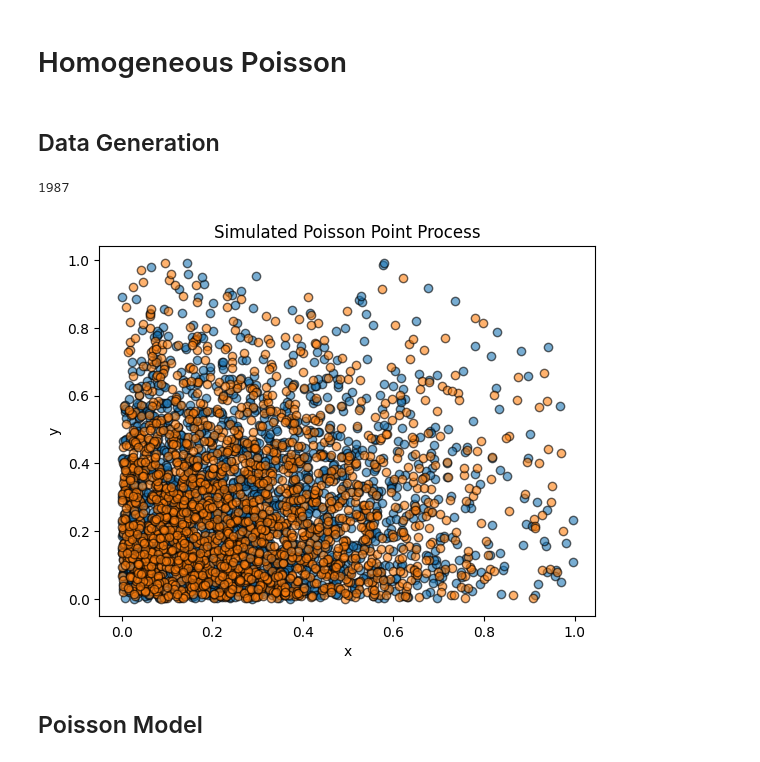
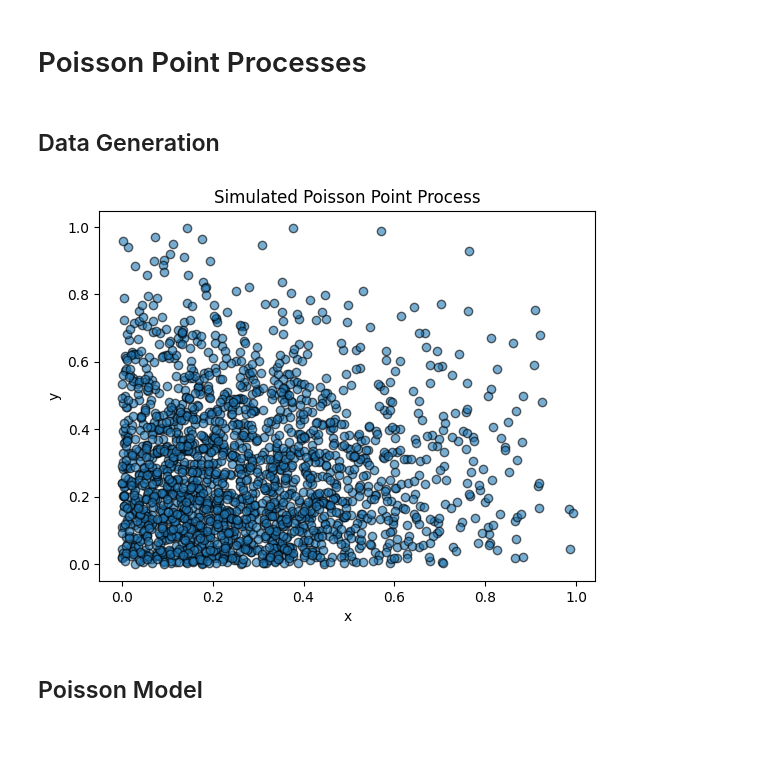
Before and after one commit to katonapng/score_matching, a Jupyter notebook: score_matching_poisson.ipynb, the cells around one changed output. Cells and saved outputs as stored; diff of their text form; code cells hidden in the pictures.

Commit message:
fix poisson data generation

```diff
--- a/score_matching_poisson.ipynb
+++ b/score_matching_poisson.ipynb
@@ -6,9 +7,9 @@ import torch.nn as nn
 # %% [markdown]
-# Homogeneous Poisson
+# Poisson Point Processes
 # %% [markdown]
 ## Data Generation
 # %%
-def generate_poisson_points(kappa, scale, region, num_samples=10000):
+def generate_poisson_points(kappa, scale, region):
     """
     Generate a Poisson Point Process in a 2D region based on intensity function.
 
@@ -23,6 +24,10 @@ def generate_poisson_points(kappa, scale, region, num_samples=10000):
     """
     (xmin, xmax), (ymin, ymax) = region
 
+    area = (xmax - xmin) * (ymax - ymin)
+    max_intensity = kappa * area  # Maximum value of intensity
+    num_samples = np.random.poisson(lam=max_intensity)[0]
+
     x_candidates = np.random.uniform(xmin, xmax, size=num_samples)
     y_candidates = np.random.uniform(ymin, ymax, size=num_samples)
     candidates = torch.tensor(np.stack([x_candidates, y_candidates], axis=1), dtype=torch.float32)
@@ -30,32 +35,26 @@ def generate_poisson_points(kappa, scale, region, num_samples=10000):
     squared_norm = torch.sum(candidates**2, dim=-1)
     intensity = kappa * torch.exp(-squared_norm / scale**2)
 
-    max_intensity = torch.max(intensity).item()
-    accept_prob = intensity / max_intensity
-    uniform_samples = np.random.uniform(0, 1, size=num_samples)
-    accepted = uniform_samples < accept_prob.numpy()
+    uniform_samples = torch.rand(num_samples)  # Uniform samples for rejection
+    acceptance_mask = uniform_samples < (intensity / kappa)
 
-    return candidates[accepted].numpy()
+    accepted_points = candidates[acceptance_mask]
+    return accepted_points.numpy()
 # %%
-kappa1 = torch.tensor([1.0])
-kappa2 = torch.tensor([100.0])
+kappa = torch.tensor([10000.0])
 scale = torch.tensor([0.5])
 
 region = ((0, 1), (0, 1))  # A square domain in 2D
 # %%
-x_t = generate_poisson_points(kappa1, scale, region)
-x_t2 = generate_poisson_points(kappa2, scale, region)
+x_t = generate_poisson_points(kappa, scale, region)
-# %% [output]
-1987
 # %%
 plt.scatter(x_t[:, 0], x_t[:, 1], alpha=0.6, edgecolor='k')
-plt.scatter(x_t2[:, 0], x_t2[:, 1], alpha=0.6, edgecolor='k')
 plt.title("Simulated Poisson Point Process")
 plt.xlabel("x")
 plt.ylabel("y")
 plt.show()
 # %% [output]
-[figure, old version]
+[figure, new version]
 # %% [markdown]
 ## Poisson Model
 # %%
```
Also changed, not shown: parts of 9 cells of this notebook.
